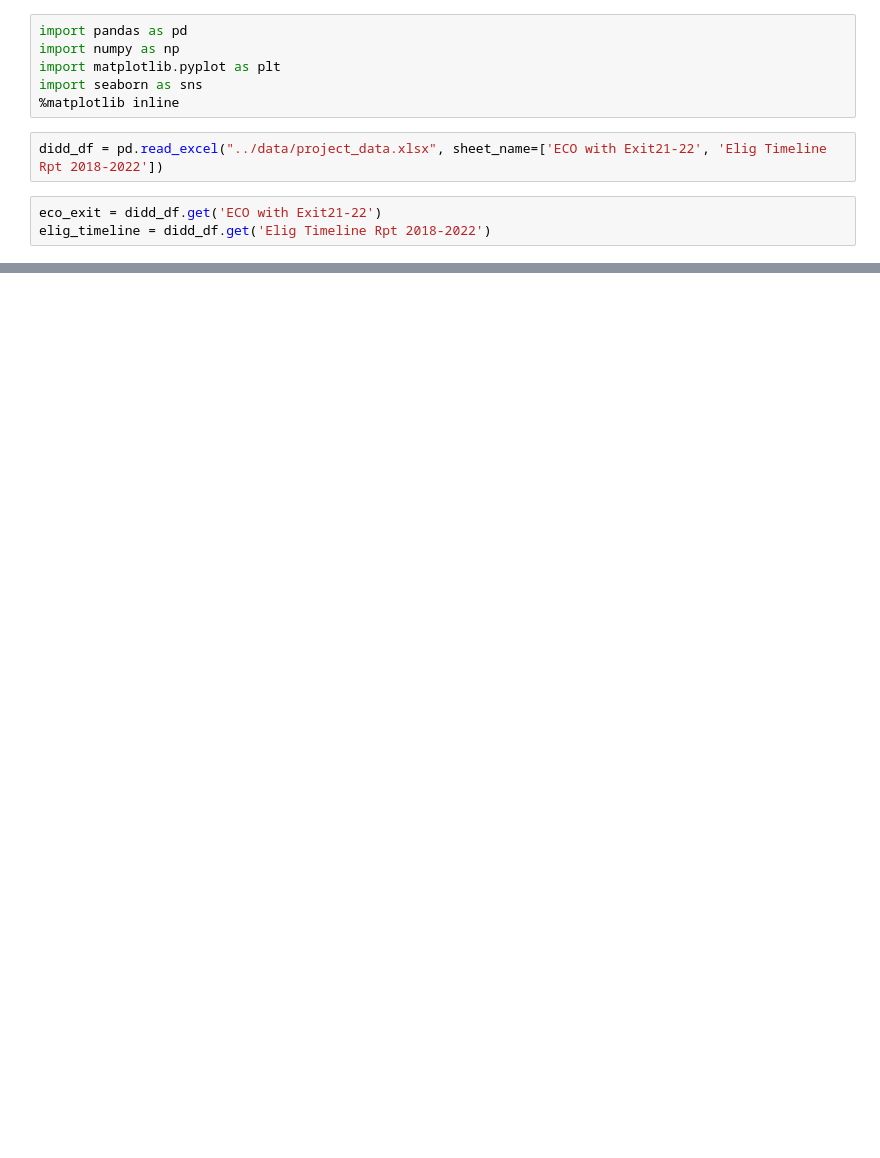
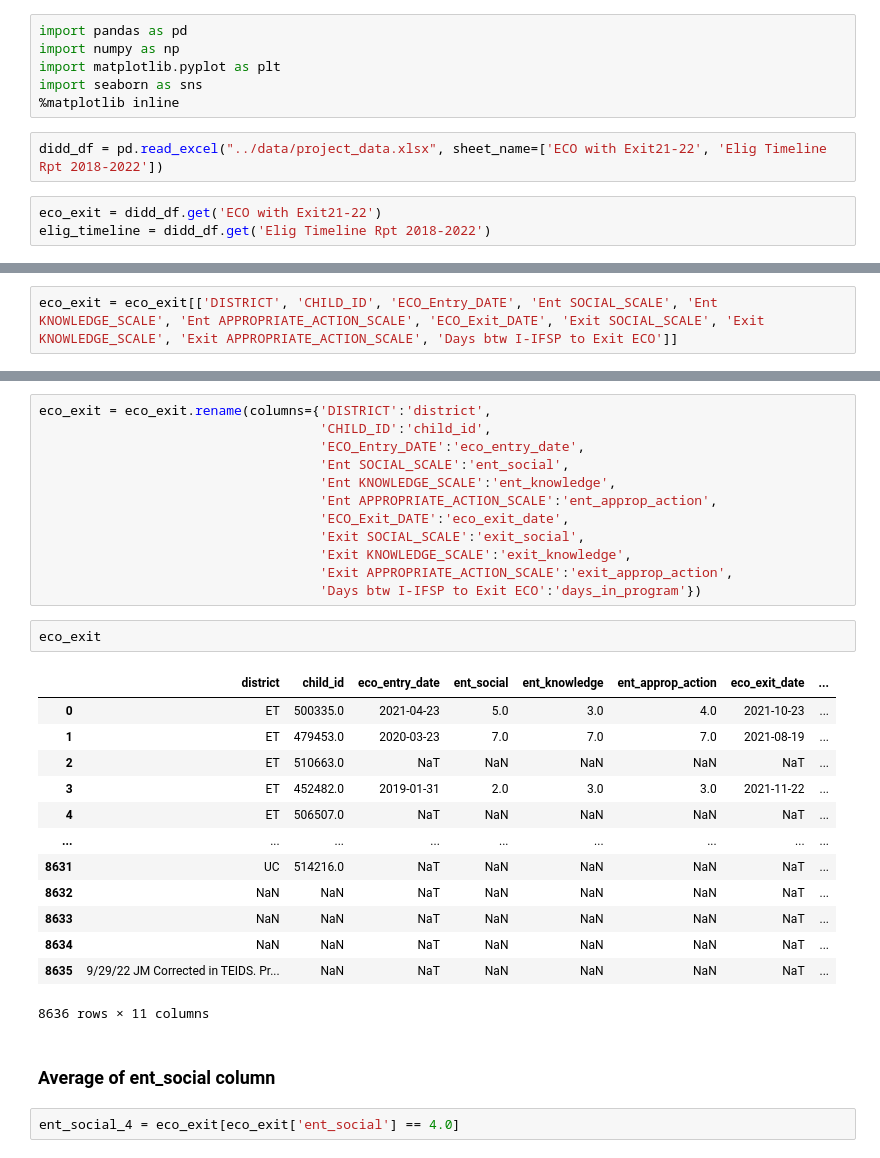
Before and after one commit to NSS-Data-Analytics-Cohort-7/didd-an-array-of-jorts, a Jupyter notebook: notebooks/EDA.ipynb, the cells around one changed output, grey strips where cells are left out. Drawn from its saved outputs; the diff is of its cells as text; blank space fills up the shorter version.

Commit message:
Working on entry columns that equal 4

```diff
--- a/notebooks/EDA.ipynb
+++ b/notebooks/EDA.ipynb
@@ -136,0 +47,2 @@ exitcountdedf.plot(x = 'Exit Reason', kind = 'bar');
+# %%
+eco_exit = eco_exit[['DISTRICT', 'CHILD_ID', 'ECO_Entry_DATE', 'Ent SOCIAL_SCALE', 'Ent KNOWLEDGE_SCALE', 'Ent APPROPRIATE_ACTION_SCALE', 'ECO_Exit_DATE', 'Exit SOCIAL_SCALE', 'Exit KNOWLEDGE_SCALE', 'Exit APPROPRIATE_ACTION_SCALE', 'Days btw I-IFSP to Exit ECO']]
@@ -136,0 +65,32 @@ exitcountdedf.plot(x = 'Exit Reason', kind = 'bar');
+# %%
+eco_exit = eco_exit.rename(columns={'DISTRICT':'district',
+                                    'CHILD_ID':'child_id',
+                                    'ECO_Entry_DATE':'eco_entry_date',
+                                    'Ent SOCIAL_SCALE':'ent_social',
+                                    'Ent KNOWLEDGE_SCALE':'ent_knowledge',
+                                    'Ent APPROPRIATE_ACTION_SCALE':'ent_approp_action',
+                                    'ECO_Exit_DATE':'eco_exit_date',
+                                    'Exit SOCIAL_SCALE':'exit_social',
+                                    'Exit KNOWLEDGE_SCALE':'exit_knowledge',
+                                    'Exit APPROPRIATE_ACTION_SCALE':'exit_approp_action',
+                                    'Days btw I-IFSP to Exit ECO':'days_in_program'})
+# %%
+eco_exit
+# %% [output]
+|  | district | child_id | eco_entry_date | ent_social | ent_knowledge | ent_approp_action | eco_exit_date | ... |
+| 0 | ET | 500335.0 | 2021-04-23 | 5.0 | 3.0 | 4.0 | 2021-10-23 | ... |
+| 1 | ET | 479453.0 | 2020-03-23 | 7.0 | 7.0 | 7.0 | 2021-08-19 | ... |
+| 2 | ET | 510663.0 | NaT | NaN | NaN | NaN | NaT | ... |
+| 3 | ET | 452482.0 | 2019-01-31 | 2.0 | 3.0 | 3.0 | 2021-11-22 | ... |
+| 4 | ET | 506507.0 | NaT | NaN | NaN | NaN | NaT | ... |
+| ... | ... | ... | ... | ... | ... | ... | ... | ... |
+| 8631 | UC | 514216.0 | NaT | NaN | NaN | NaN | NaT | ... |
+| 8632 | NaN | NaN | NaT | NaN | NaN | NaN | NaT | ... |
+| 8633 | NaN | NaN | NaT | NaN | NaN | NaN | NaT | ... |
+| 8634 | NaN | NaN | NaT | NaN | NaN | NaN | NaT | ... |
+| 8635 | 9/29/22 JM Corrected in TEIDS. Pr... | NaN | NaT | NaN | NaN | NaN | NaT | ... |
+8636 rows × 11 columns
+# %% [markdown]
+### Average of ent_social column
+# %%
+ent_social_4 = eco_exit[eco_exit['ent_social'] == 4.0]
```
Also changed, not shown: parts of 81 cells of this notebook.
